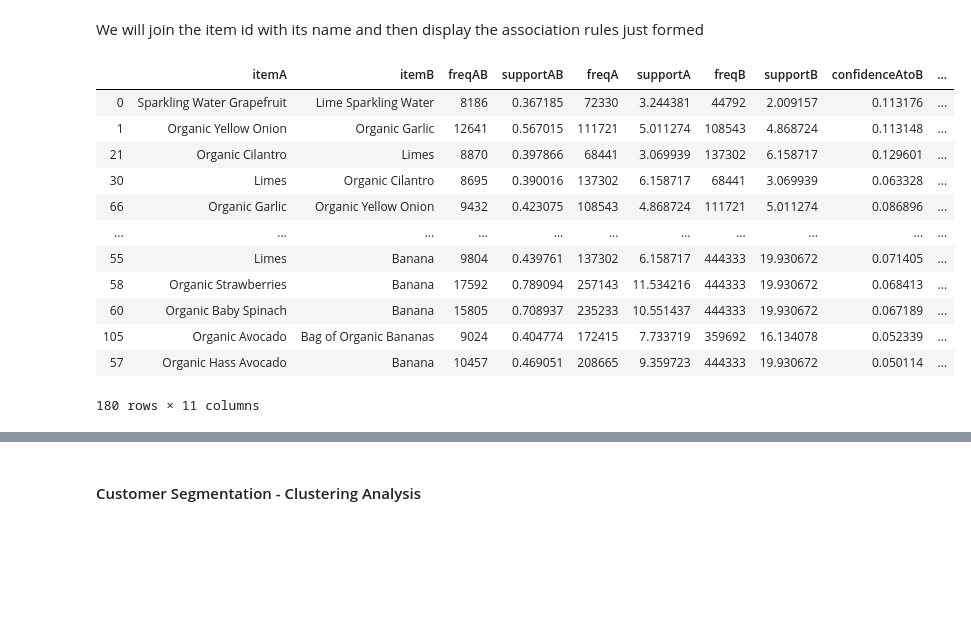
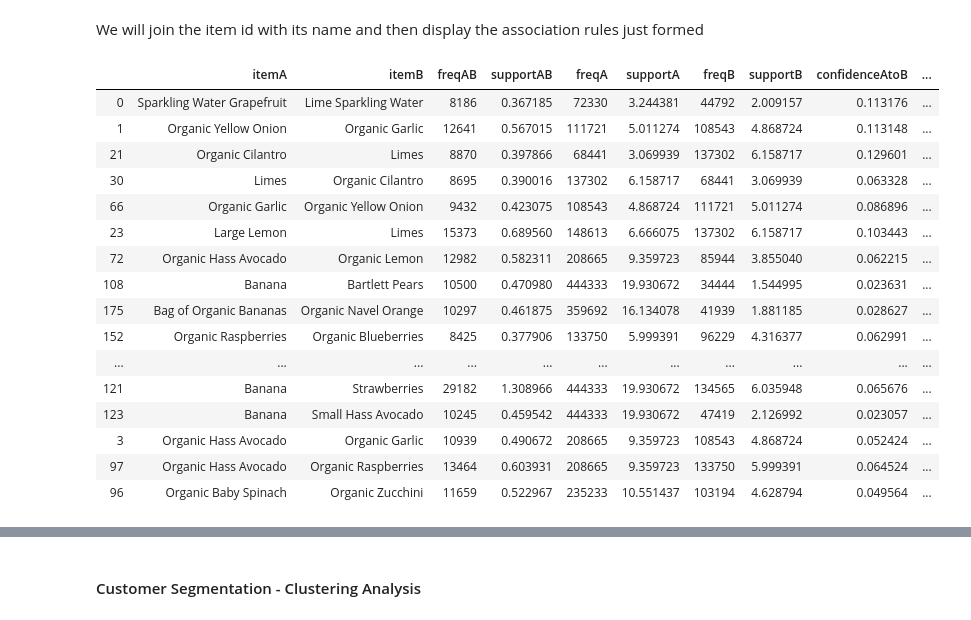
Before and after one commit to yashwanthky/Instacart_Market_Basket_Analysis, a Jupyter notebook: Data_Loading_Exploration.ipynb, the cells around one changed output, grey strips where cells are left out. Saved outputs shown, nothing was run; the diff lists cells and outputs as text; code cells hidden in the pictures; blank space fills up the shorter version.

```diff
--- a/Data_Loading_Exploration.ipynb
+++ b/Data_Loading_Exploration.ipynb
@@ -830,18 +830,22 @@ We will join the item id with its name and then display the association rules ju
 # %%
 products_sub = products.rename(columns={'product_id':'item_id', 'product_name':'item_name'})
 rules_final = merge_item_name(rules, products_sub).sort_values('lift', ascending=False)
-display(rules_final)
+rules_final.head(50)
 # %% [output]
 |  | itemA | itemB | freqAB | supportAB | freqA | supportA | freqB | supportB | confidenceAtoB | ... |
 | 0 | Sparkling Water Grapefruit | Lime Sparkling Water | 8186 | 0.367185 | 72330 | 3.244381 | 44792 | 2.009157 | 0.113176 | ... |
 | 1 | Organic Yellow Onion | Organic Garlic | 12641 | 0.567015 | 111721 | 5.011274 | 108543 | 4.868724 | 0.113148 | ... |
 | 21 | Organic Cilantro | Limes | 8870 | 0.397866 | 68441 | 3.069939 | 137302 | 6.158717 | 0.129601 | ... |
 | 30 | Limes | Organic Cilantro | 8695 | 0.390016 | 137302 | 6.158717 | 68441 | 3.069939 | 0.063328 | ... |
 | 66 | Organic Garlic | Organic Yellow Onion | 9432 | 0.423075 | 108543 | 4.868724 | 111721 | 5.011274 | 0.086896 | ... |
+| 23 | Large Lemon | Limes | 15373 | 0.689560 | 148613 | 6.666075 | 137302 | 6.158717 | 0.103443 | ... |
+| 72 | Organic Hass Avocado | Organic Lemon | 12982 | 0.582311 | 208665 | 9.359723 | 85944 | 3.855040 | 0.062215 | ... |
+| 108 | Banana | Bartlett Pears | 10500 | 0.470980 | 444333 | 19.930672 | 34444 | 1.544995 | 0.023631 | ... |
+| 175 | Bag of Organic Bananas | Organic Navel Orange | 10297 | 0.461875 | 359692 | 16.134078 | 41939 | 1.881185 | 0.028627 | ... |
+| 152 | Organic Raspberries | Organic Blueberries | 8425 | 0.377906 | 133750 | 5.999391 | 96229 | 4.316377 | 0.062991 | ... |
 | ... | ... | ... | ... | ... | ... | ... | ... | ... | ... | ... |
-| 55 | Limes | Banana | 9804 | 0.439761 | 137302 | 6.158717 | 444333 | 19.930672 | 0.071405 | ... |
-| 58 | Organic Strawberries | Banana | 17592 | 0.789094 | 257143 | 11.534216 | 444333 | 19.930672 | 0.068413 | ... |
-| 60 | Organic Baby Spinach | Banana | 15805 | 0.708937 | 235233 | 10.551437 | 444333 | 19.930672 | 0.067189 | ... |
-| 105 | Organic Avocado | Bag of Organic Bananas | 9024 | 0.404774 | 172415 | 7.733719 | 359692 | 16.134078 | 0.052339 | ... |
-| 57 | Organic Hass Avocado | Banana | 10457 | 0.469051 | 208665 | 9.359723 | 444333 | 19.930672 | 0.050114 | ... |
+| 121 | Banana | Strawberries | 29182 | 1.308966 | 444333 | 19.930672 | 134565 | 6.035948 | 0.065676 | ... |
+| 123 | Banana | Small Hass Avocado | 10245 | 0.459542 | 444333 | 19.930672 | 47419 | 2.126992 | 0.023057 | ... |
+| 3 | Organic Hass Avocado | Organic Garlic | 10939 | 0.490672 | 208665 | 9.359723 | 108543 | 4.868724 | 0.052424 | ... |
+| 97 | Organic Hass Avocado | Organic Raspberries | 13464 | 0.603931 | 208665 | 9.359723 | 133750 | 5.999391 | 0.064524 | ... |
+| 96 | Organic Baby Spinach | Organic Zucchini | 11659 | 0.522967 | 235233 | 10.551437 | 103194 | 4.628794 | 0.049564 | ... |
-180 rows × 11 columns
```
Also changed, not shown: parts of 6 cells of this notebook.
